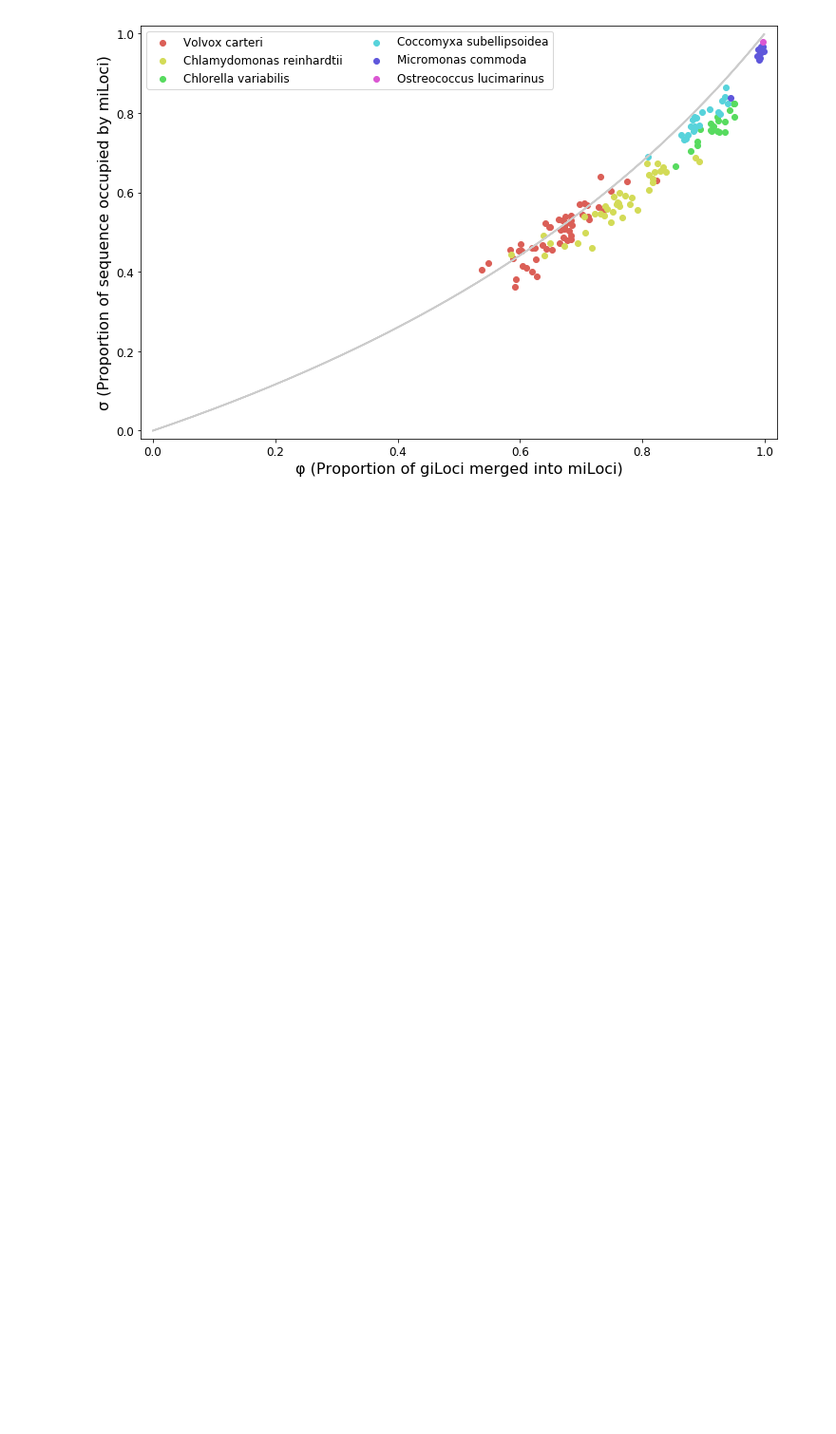
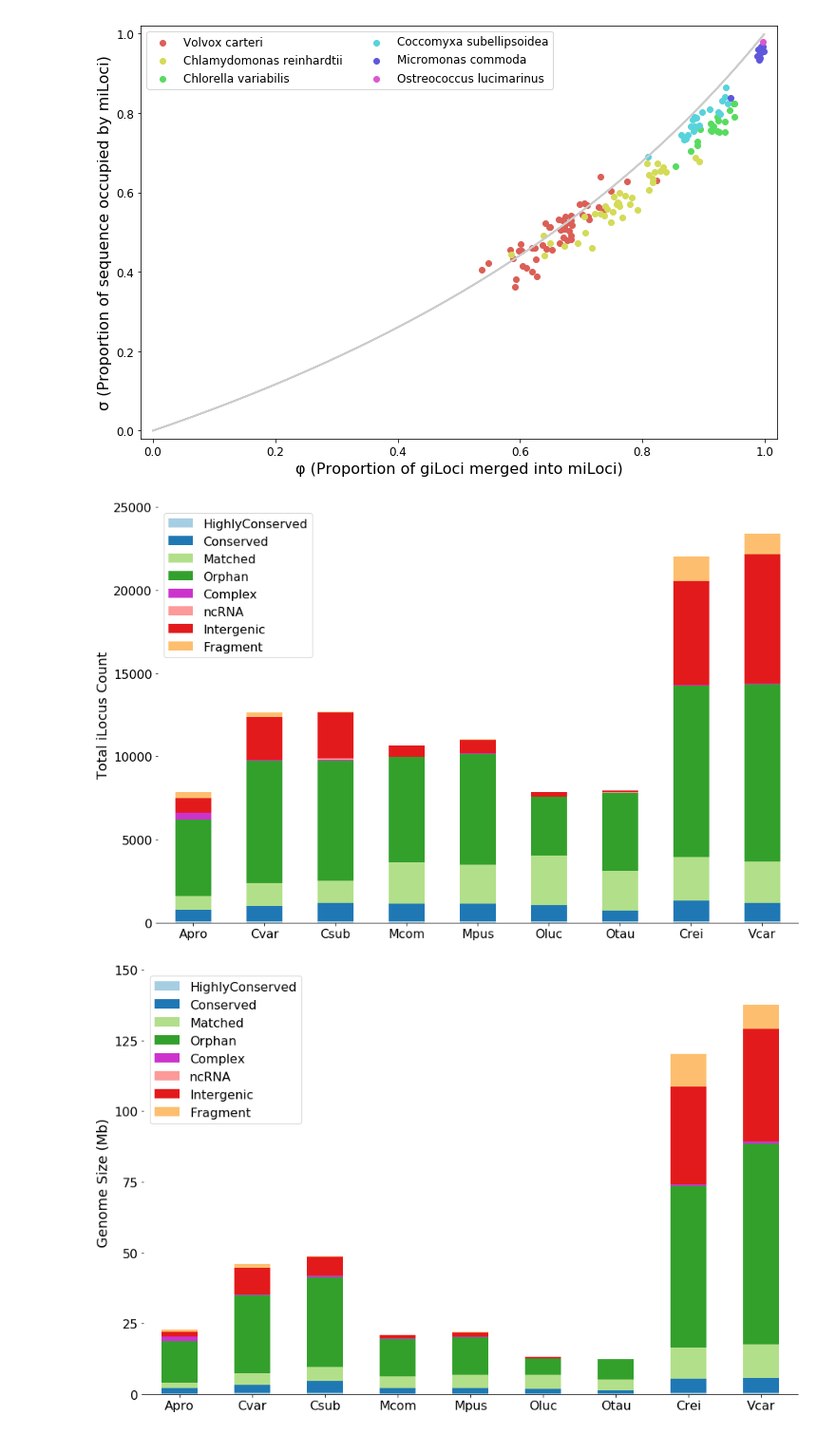
Before and after one commit to BrendelGroup/IntervalLoci, a Jupyter notebook: 03-c-volvox.ipynb, the cells around one changed output. Shown: that part at 95% size. Saved outputs shown, nothing was run; the diff lists cells and outputs as text; code cells hidden in the pictures; blank space fills up the shorter version.

Commit message:
Added code to generate Figure 5

```diff
--- a/03-c-volvox.ipynb
+++ b/03-c-volvox.ipynb
@@ -31,6 +31,37 @@ def calc_rho(species, basedir='data'):
     iiloci_q = iiloci.loc[(iiloci.Length >= quant[0]) & (iiloci.Length <= quant[1])]
     rho = iiloci_q['Length'].mean() / giloci_q['Length'].mean()
     return rho
+# %%
+colors = ['#a6cee3', '#1f78b4', '#b2df8a', '#33a02c', '#cc33cc',
+          '#fb9a99', '#e31a1c', '#fdbf6f']
+
+def load_and_prep(filename, specieslist, index='Species'):
+    """Boilerplate code: load data into memory"""
+    dataframe = pandas.read_table(filename)
+    df = dataframe[dataframe[index].isin(specieslist)]
+    df = df.set_index([index]).reindex(specieslist)
+    return df
+
+def make_barplot(dataframe, xlab=None, ylab=None, ylim=None, lloc=2,
+                 legend=True, yticks=None, yticklabs=None):
+    """Biolerplate code: make a pretty barplot"""
+
+    plot = dataframe.plot(kind='bar', stacked=True, figsize=(15, 10),
+                          fontsize=16, rot=0, color=colors)
+    seaborn.despine(left=True)
+    if legend is True:
+        _ = plot.legend(loc=lloc, prop={'size': 16})
+    if xlab is not None:
+        _ = plt.xlabel(xlab)
+    if ylab is not None:
+        _ = plt.ylabel(ylab)
+    if ylim is not None:
+        _ = plot.set_ylim(ylim[0], ylim[1])
+    if yticks:
+        _ = plot.set_yticks(yticks)
+    if yticklabs:
+        _ = plot.set_yticklabels(yticklabs)
+    _ = plot.yaxis.label.set_fontsize(18)
 # %%
 speciesnames = ['Volvox carteri', 'Chlamydomonas reinhardtii',
                 'Chlorella variabilis', 'Coccomyxa subellipsoidea', 'Micromonas commoda',
@@ -64,3 +95,17 @@ _ = plt.legend(plots, speciesnames, scatterpoints=1,
 _ = plt.show()
 # %% [output]
 [figure]
+# %%
+specieslist = ['Apro','Cvar','Csub','Mcom',
+               'Mpus','Oluc','Otau','Crei','Vcar']
+bd_bp = load_and_prep('chlorophyta/Chlorophyta-breakdown-bp.tsv', specieslist)
+bd_counts = load_and_prep('chlorophyta/Chlorophyta-breakdown-counts.tsv', specieslist)
+make_barplot(bd_counts, xlab='', ylim=(0, 2.5e4),
+             ylab='Total iLocus Count')
+make_barplot(bd_bp, xlab='', ylim=(0, 1.5e8),
+             yticks=[2.5e7 * x for x in [0,1,2,3,4,5,6]],
+             yticklabs=['0', '25', '50', '75', '100', '125', '150'],
+             ylab='Genome Size (Mb)')
+# %% [output]
+[figure, added]
+[figure, added]
```
